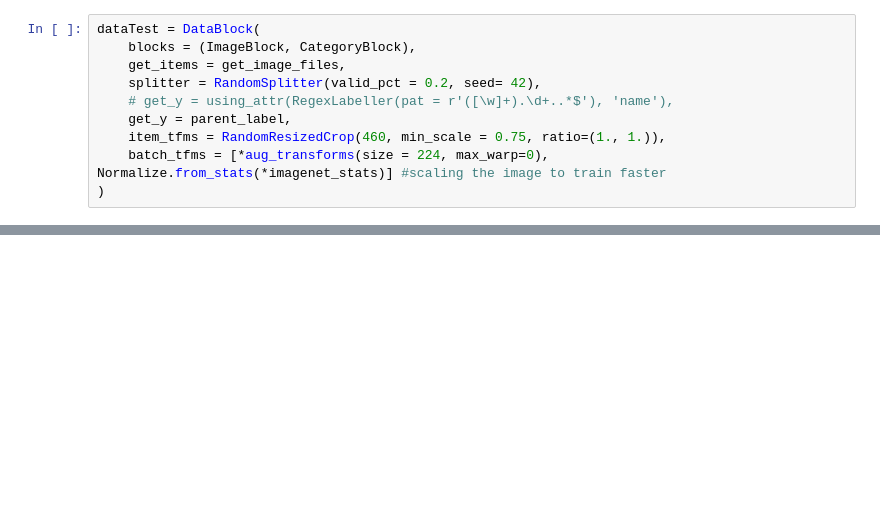
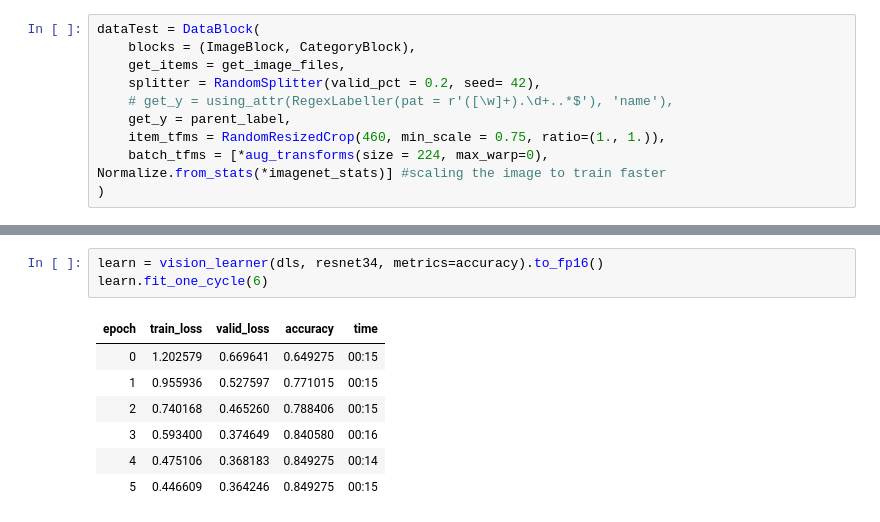
Before and after one commit to Stephaaniee/ProjectWork, a Jupyter notebook: Tst2.ipynb, the cells around one changed output, grey strips where cells are left out. Drawn from its saved outputs; the diff is of its cells as text; blank space fills up the shorter version.

```diff
--- a/Tst2.ipynb
+++ b/Tst2.ipynb
@@ -115,3 +138,14 @@ Downloading: "https://download.pytorch.org/models/resnet34-b627a593.pth" to /roo
+# %%
+learn = vision_learner(dls, resnet34, metrics=accuracy).to_fp16()
+learn.fit_one_cycle(6)
+# %% [output]
+| epoch | train_loss | valid_loss | accuracy | time |
+| 0 | 1.202579 | 0.669641 | 0.649275 | 00:15 |
+| 1 | 0.955936 | 0.527597 | 0.771015 | 00:15 |
+| 2 | 0.740168 | 0.465260 | 0.788406 | 00:15 |
+| 3 | 0.593400 | 0.374649 | 0.840580 | 00:16 |
+| 4 | 0.475106 | 0.368183 | 0.849275 | 00:14 |
+| 5 | 0.446609 | 0.364246 | 0.849275 | 00:15 |
 # %%
 model.unfreeze()
 model.lr_find()
```
Also changed, not shown: parts of 16 cells of this notebook.
